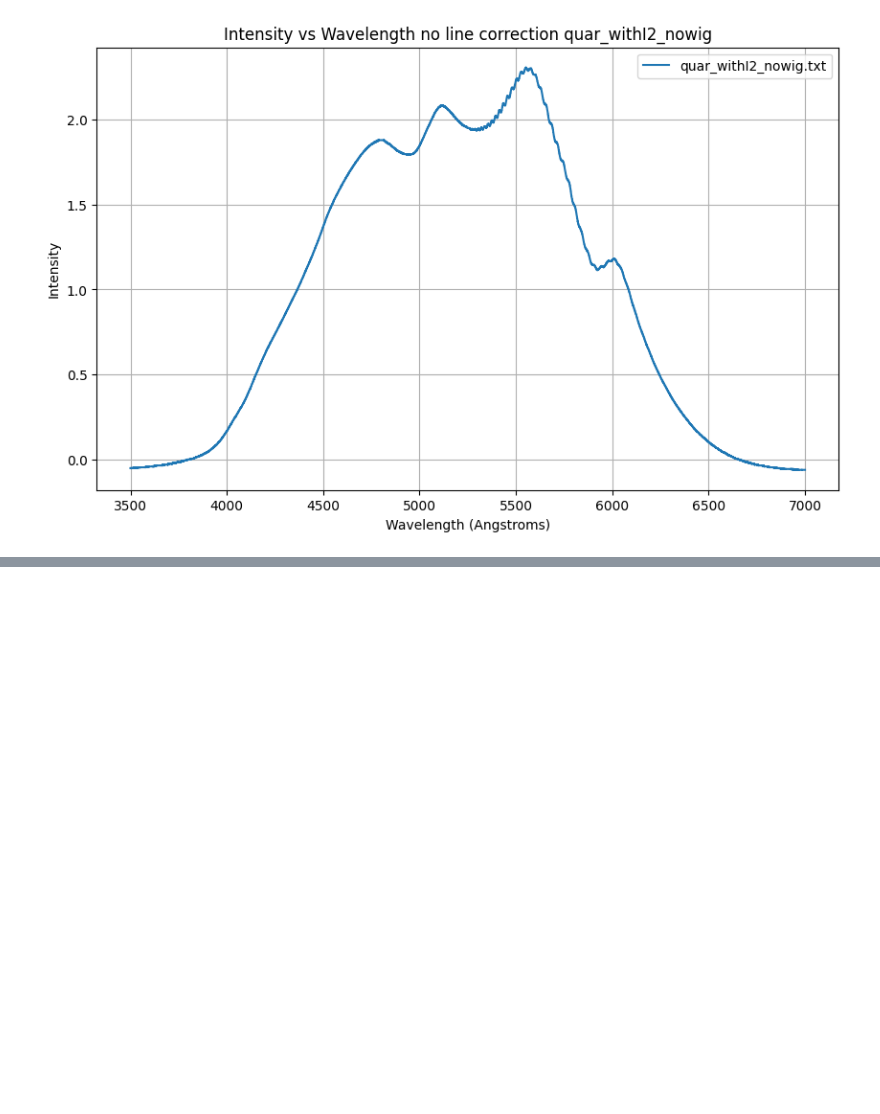
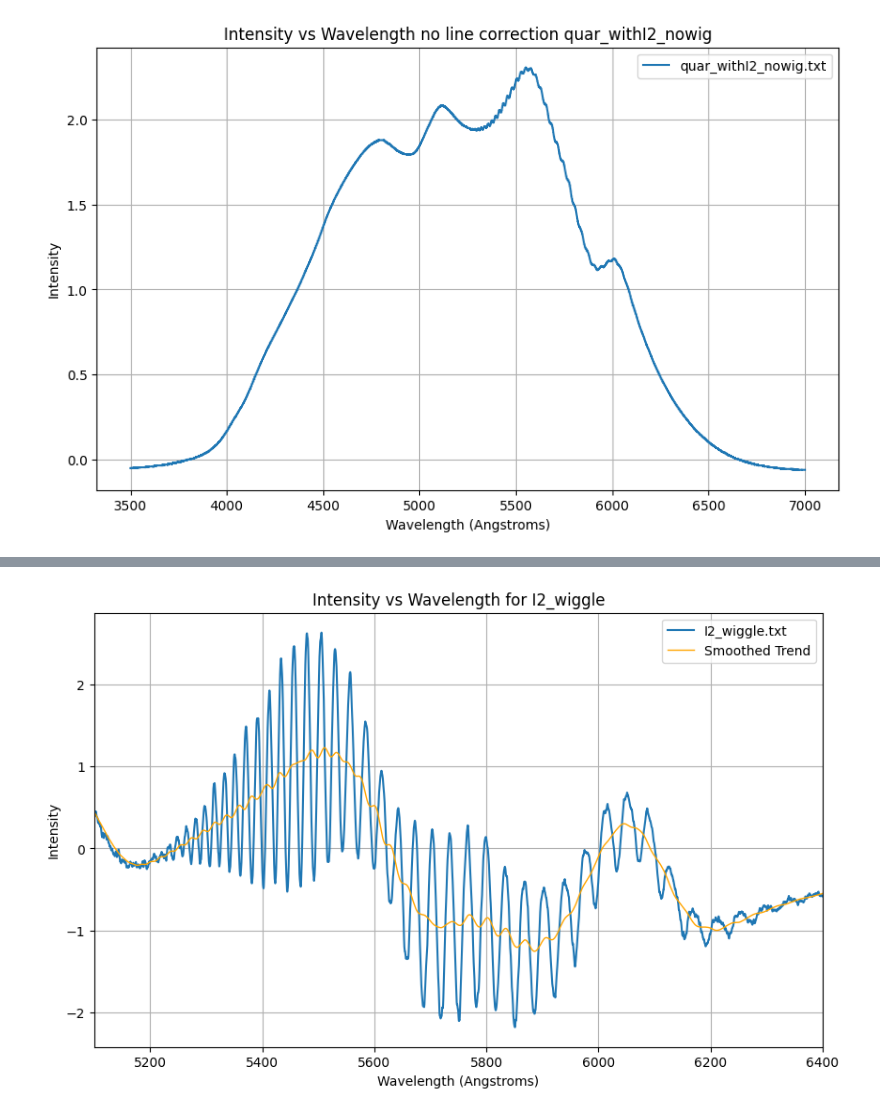
Before and after one commit to zbpetersbuf/CP1-24-final, a Jupyter notebook: zbpetersbuf/advlab3/friday.ipynb, the cells around one changed output, grey strips where cells are left out. Cells and saved outputs as stored; diff of their text form; code cells hidden in the pictures; blank space fills up the shorter version.

```diff
--- a/zbpetersbuf/advlab3/friday.ipynb
+++ b/zbpetersbuf/advlab3/friday.ipynb
@@ -252,0 +253,42 @@ plt.show()
+# %%
+xmin = 5100
+xmax = 6400
+# window_length=2000, polyorder=3
+wl = 2000
+pol = 3
+# %%
+import importlib
+import absospec
+importlib.reload(absospec)
+import sys
+import matplotlib.pyplot as plt
+import numpy as np
+
+sys.path.append('/workspaces/CP1-24-final/zbpetersbuf/advlab3data/')
+
+file_contents = absospec.read_files('I2_wiggle.txt')
+
+x_avg_start = 100
+bin_width = 5
+
+plt.figure(figsize=(10, 6))
+
+for file_path, data in file_contents.items():
+    wavelength = np.array([1.10608*point[0] + -556.13681 for point in data])
+    intensity = np.array([point[1] for point in data])
+    smooth_intensity = savgol_filter(intensity, window_length=wl, polyorder=pol)
+    plt.plot(wavelength, intensity, label=file_path.split('/')[-1])
+    plt.plot(wavelength, smooth_intensity, color='orange', linewidth=1, label='Smoothed Trend')
+
+plt.xlabel('Wavelength (Angstroms)')
+plt.ylabel('Intensity')
+plt.title('Intensity vs Wavelength for I2_wiggle')
+
+#plt.xlim(3500, 7000)
+plt.xlim(xmin, xmax)
+
+plt.legend()
+plt.grid(True)
+plt.show()
+# %% [output]
+[figure, added]
```
Also changed, not shown: parts of 13 cells of this notebook, 1 other file.
